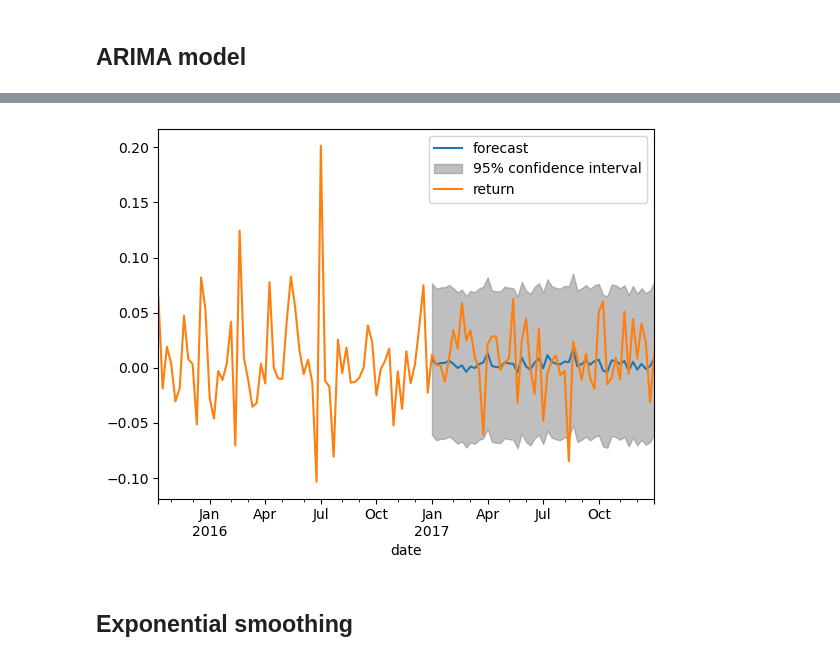
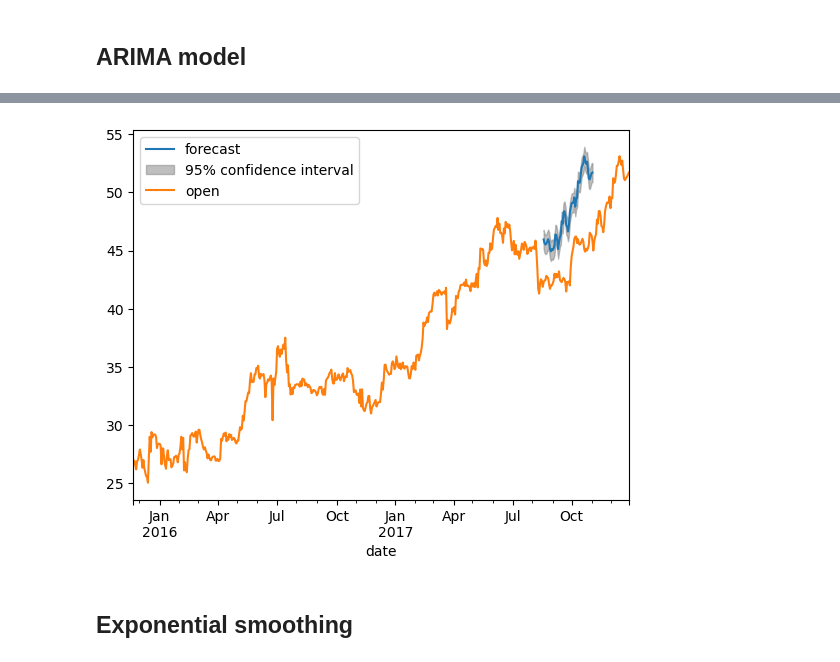
Before and after one commit to nhongphuc/Stock-prediction, a Jupyter notebook: Capstone3_part2.ipynb, the cells around one changed output, grey strips where cells are left out. Cells and saved outputs as stored; diff of their text form; code cells hidden in the pictures.

```diff
--- a/Capstone3_part2.ipynb
+++ b/Capstone3_part2.ipynb
@@ -13,7 +16,9 @@ from sklearn.metrics import mean_absolute_percentage_error as MAPE
 # %%
 #Loading the csv file into dataframes
 
-returns = pd.read_csv('returns.csv', index_col='date')
+prices = pd.read_csv('opening_prices.csv', index_col='date')
 
-returns.index = pd.DatetimeIndex(returns.index).to_period('W')
+prices.index = pd.DatetimeIndex(prices.index)
+
+prices = prices.to_period('B').sort_index()
 # %%
@@ -29,3 +34,4 @@ returns.head()
 # %%
 #Converting the dataframe to a pandas series
-returns_series = returns['return']
+prices_series = prices['open']
+prices_series
@@ -118,11 +136,11 @@ order_aic_bic
 # %%
 fig, ax = plt.subplots()
-res = ARIMA(returns, order=(1,0,0)).fit()
-plot_predict(res, start=datetime(2017,1,1), end=datetime(2017,12,31), ax=ax)
-returns.iloc[300:].plot(ax=ax)
+res = ARIMA(prices_series, order=(2,0,2)).fit()
+plot_predict(res, start=1990, end=2044, ax=ax)
+prices.iloc[1500:].plot(ax=ax)
 plt.show()
 # %% [output]
-[figure, old version]
+[figure, new version]
 # %% [markdown]
 ## Exponential smoothing
 # %% [markdown]
```
Also changed, not shown: parts of 10 cells of this notebook.
